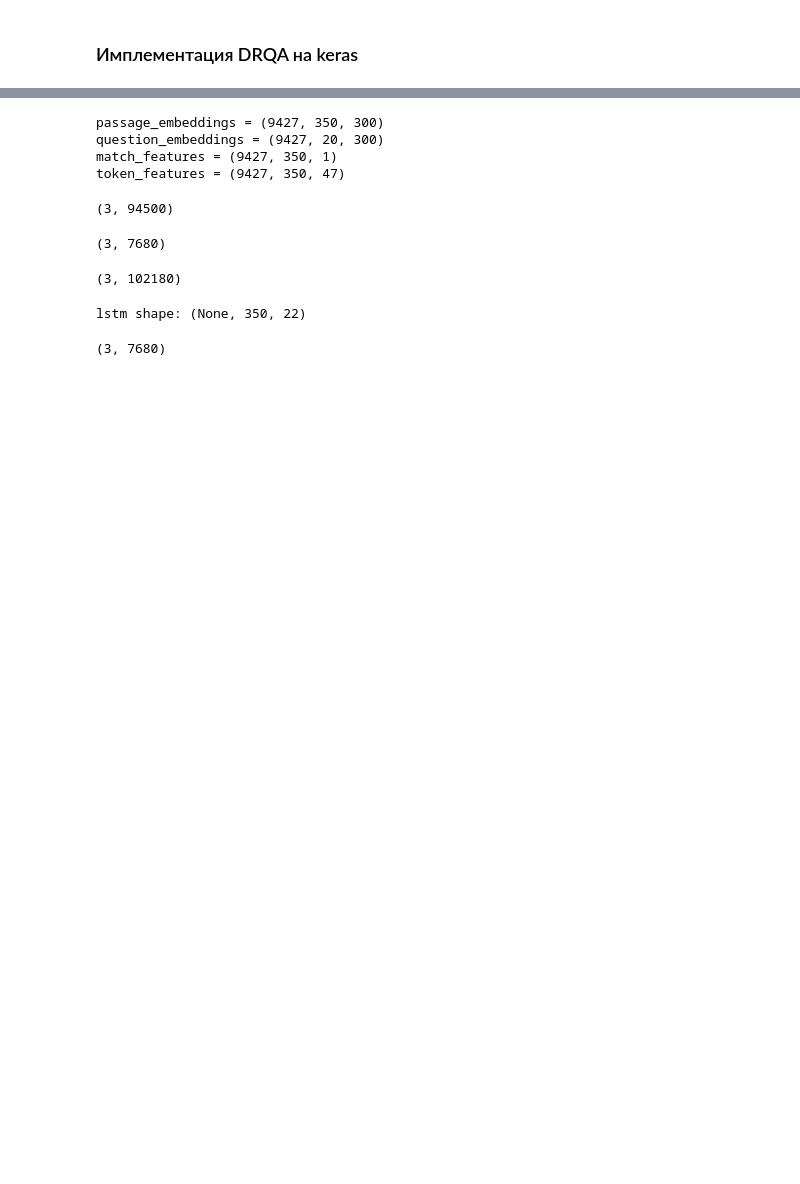
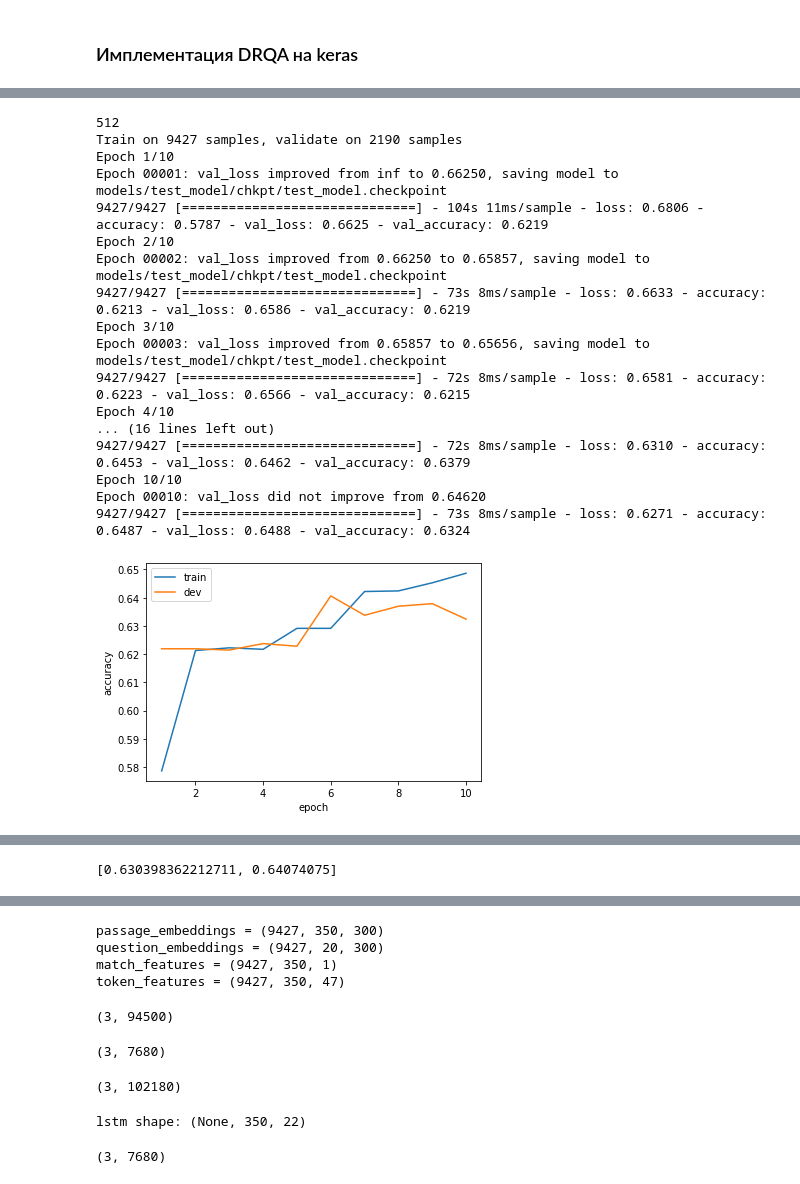
Before and after one commit to litdarya/nlp_tasks, a Jupyter notebook: hw_2/hw2.ipynb, the cells around one changed output, grey strips where cells are left out. Cells and saved outputs as stored; diff of their text form; code cells hidden in the pictures; blank space fills up the shorter version.

```diff
--- a/hw_2/hw2.ipynb
+++ b/hw_2/hw2.ipynb
@@ -1100,0 +1373,46 @@ def train_model(model, embeds):
+# %%
+_model = drqa(
+    passage_size=MAX_LEN_PASSAGE,
+    question_size=MAX_LEN_QUEST,
+    embeds_dim=FT_EMBEDS_DIM,
+    match_dim=1,
+    token_features_dim=TOKEN_FEATURES_DIM,
+    alpha_dim=ALPHA_DIM,
+    passage_lstm=LSTM_PASSAGE_DIM,
+    question_lstm=LSTM_QUESTION_DIM,
+    paragraph_params = {
+        'dropout': 0.3,
+        'recurrent_dropout': 0.3,
+    },
+    question_params = {
+        'dropout': 0.3,
+        'recurrent_dropout': 0.3,
+    }
+)
+_model.compile(optimizer='adam', loss='binary_crossentropy', metrics=['accuracy'])
+train_model(
+    _model, 'test_model',
+    X=train_embeds, y=y_train,
+    X_dev=dev_embeds, y_dev=y_dev,
+    epochs=10,
+)
+evaluate_model(_model, test_embeds, y_test)
+# %% [output]
+512
+Train on 9427 samples, validate on 2190 samples
+Epoch 1/10
+Epoch 00001: val_loss improved from inf to 0.66250, saving model to models/test_model/chkpt/test_model.checkpoint
+9427/9427 [==============================] - 104s 11ms/sample - loss: 0.6806 - accuracy: 0.5787 - val_loss: 0.6625 - val_accuracy: 0.6219
+Epoch 2/10
+Epoch 00002: val_loss improved from 0.66250 to 0.65857, saving model to models/test_model/chkpt/test_model.checkpoint
+9427/9427 [==============================] - 73s 8ms/sample - loss: 0.6633 - accuracy: 0.6213 - val_loss: 0.6586 - val_accuracy: 0.6219
+Epoch 3/10
+Epoch 00003: val_loss improved from 0.65857 to 0.65656, saving model to models/test_model/chkpt/test_model.checkpoint
+9427/9427 [==============================] - 72s 8ms/sample - loss: 0.6581 - accuracy: 0.6223 - val_loss: 0.6566 - val_accuracy: 0.6215
+Epoch 4/10
+... (16 lines left out)
+9427/9427 [==============================] - 72s 8ms/sample - loss: 0.6310 - accuracy: 0.6453 - val_loss: 0.6462 - val_accuracy: 0.6379
+Epoch 10/10
+Epoch 00010: val_loss did not improve from 0.64620
+9427/9427 [==============================] - 73s 8ms/sample - loss: 0.6271 - accuracy: 0.6487 - val_loss: 0.6488 - val_accuracy: 0.6324
+[figure, added]
@@ -1100,0 +1420 @@ def train_model(model, embeds):
+[0.630398362212711, 0.64074075]
```
Also changed, not shown: parts of 58 cells of this notebook.
